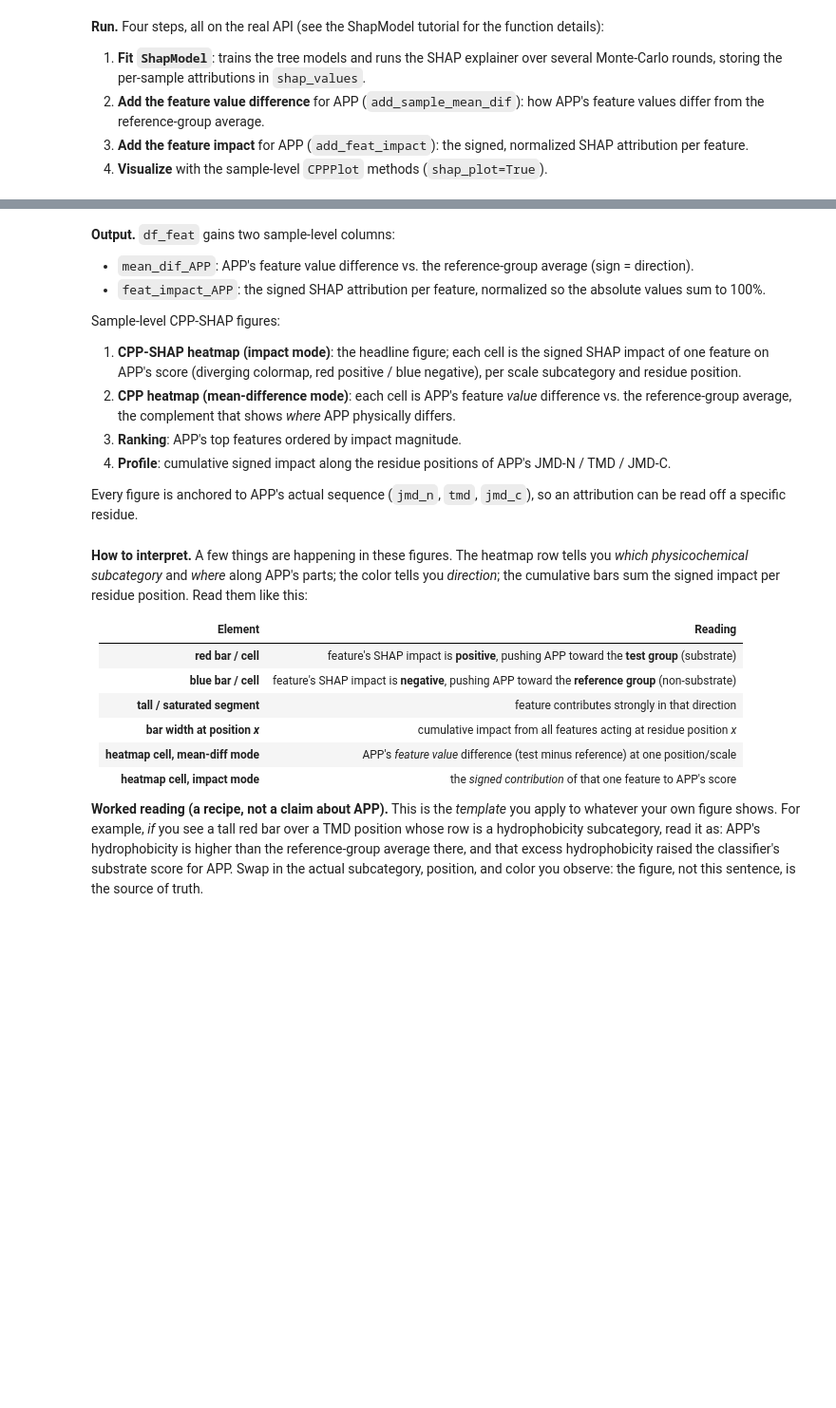
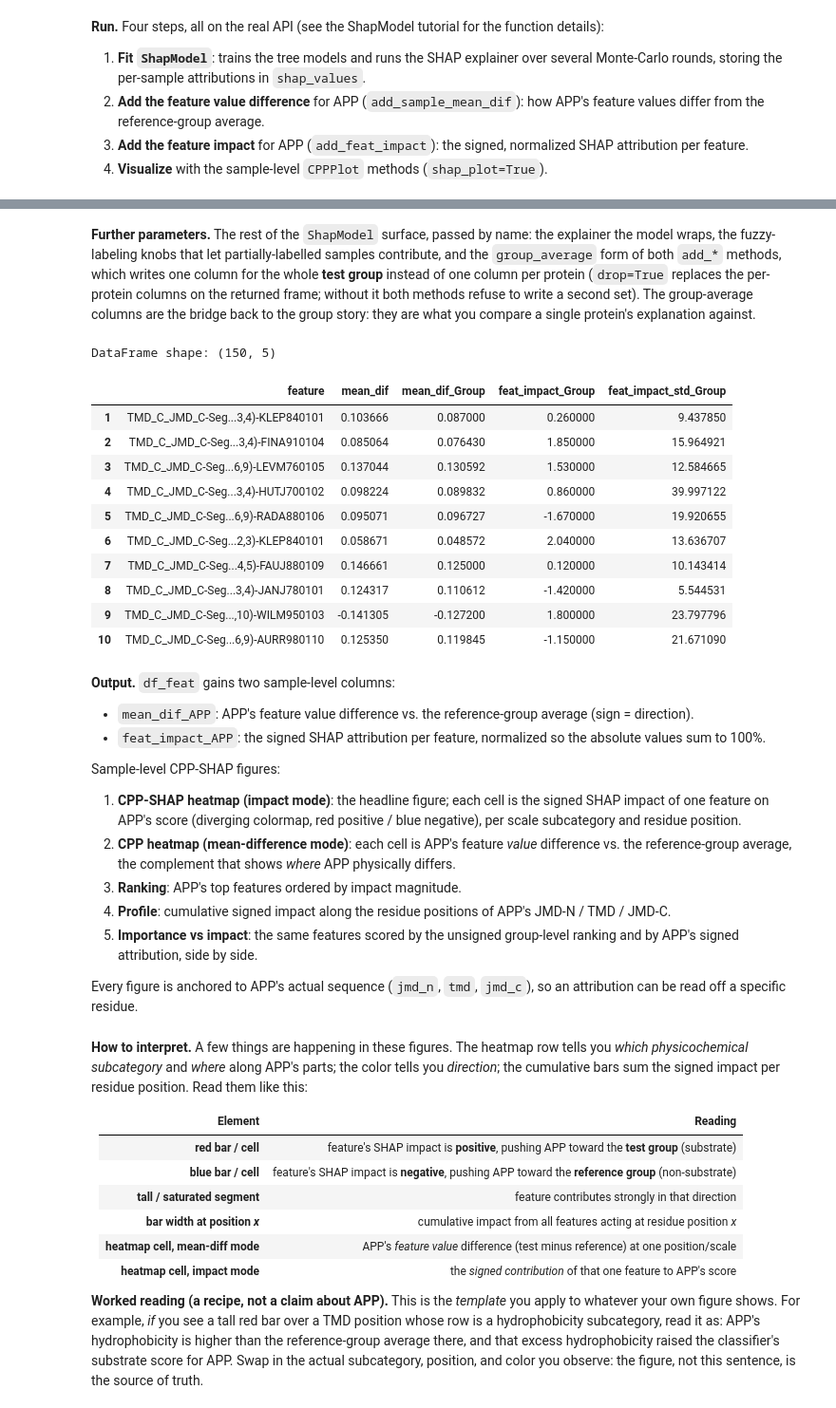
Before and after one commit to breimanntools/aaanalysis, a Jupyter notebook: protocols/protocol9_interpretability.ipynb, the cells around one changed output, grey strips where cells are left out. Shown at 95% size. Saved outputs shown, nothing was run; the diff lists cells and outputs as text; code cells hidden in the pictures; blank space fills up the shorter version.

```diff
--- a/protocols/protocol9_interpretability.ipynb
+++ b/protocols/protocol9_interpretability.ipynb
@@ -125,3 +181,43 @@ plt.show()
+# %% [markdown]
+**Further parameters.** The rest of the `ShapModel` surface, passed by name: the explainer the model wraps, the fuzzy-labeling knobs that let partially-labelled samples contribute, and the `group_average` form of both `add_*` methods, which writes one column for the whole **test group** instead of one column per protein (`drop=True` replaces the per-protein columns on the returned frame; without it both methods refuse to write a second set). The group-average columns are the bridge back to the group story: they are what you compare a single protein's explanation against.
+# %%
+# The full ShapModel surface. `group_average=True` explains the test group as a
+# whole, so the columns are named for the group rather than for one protein.
+# `drop=True` replaces the per-protein APP columns on the returned frame (both
+# methods refuse to write a second set of impact columns otherwise).
+import shap
+
+sm = aa.ShapModel(explainer_class=shap.TreeExplainer, explainer_kwargs=None,
+                  list_model_classes=None, list_model_kwargs=None,
+                  verbose=False, random_state=42)
+sm = sm.fit(X, labels=labels, label_target_class=1, n_rounds=2, is_selected=None,
+            fuzzy_labeling=False, fuzzy_aggregation="interpolate",
+            n_background_data=None, df_seq=None, fuzzy_labels=None)
+
+df_feat_group = sm.add_sample_mean_dif(X, labels=labels, label_ref=0, df_feat=df_feat,
+                                       drop=True, samples=None, names=None,
+                                       group_average=True, df_seq=None,
+                                       sample_positions=None, X_ref=None)
+df_feat_group = sm.add_feat_impact(df_feat=df_feat_group, drop=True, samples=None,
+                                   names=None, normalize=True, group_average=True,
+                                   shap_feat_importance=False, df_seq=None,
+                                   sample_positions=None)
+cols_group = [c for c in df_feat_group.columns
+              if c == "feature" or c.startswith(("mean_dif", "feat_impact"))]
+aa.display_df(df=df_feat_group[cols_group], n_rows=10, show_shape=True)
+# %% [output]
+DataFrame shape: (150, 5)
+|  | feature | mean_dif | mean_dif_Group | feat_impact_Group | feat_impact_std_Group |
+| 1 | TMD_C_JMD_C-Seg...3,4)-KLEP840101 | 0.103666 | 0.087000 | 0.260000 | 9.437850 |
+| 2 | TMD_C_JMD_C-Seg...3,4)-FINA910104 | 0.085064 | 0.076430 | 1.850000 | 15.964921 |
+| 3 | TMD_C_JMD_C-Seg...6,9)-LEVM760105 | 0.137044 | 0.130592 | 1.530000 | 12.584665 |
+| 4 | TMD_C_JMD_C-Seg...3,4)-HUTJ700102 | 0.098224 | 0.089832 | 0.860000 | 39.997122 |
+| 5 | TMD_C_JMD_C-Seg...6,9)-RADA880106 | 0.095071 | 0.096727 | -1.670000 | 19.920655 |
+| 6 | TMD_C_JMD_C-Seg...2,3)-KLEP840101 | 0.058671 | 0.048572 | 2.040000 | 13.636707 |
+| 7 | TMD_C_JMD_C-Seg...4,5)-FAUJ880109 | 0.146661 | 0.125000 | 0.120000 | 10.143414 |
+| 8 | TMD_C_JMD_C-Seg...3,4)-JANJ780101 | 0.124317 | 0.110612 | -1.420000 | 5.544531 |
+| 9 | TMD_C_JMD_C-Seg...,10)-WILM950103 | -0.141305 | -0.127200 | 1.800000 | 23.797796 |
+| 10 | TMD_C_JMD_C-Seg...6,9)-AURR980110 | 0.125350 | 0.119845 | -1.150000 | 21.671090 |
 # %% [markdown]
 **Output.** `df_feat` gains two sample-level columns:
 
@@ -134,6 +230,7 @@ Sample-level CPP-SHAP figures:
 2. **CPP heatmap (mean-difference mode)**: each cell is APP's feature *value* difference vs. the reference-group average, the complement that shows *where* APP physically differs.
 3. **Ranking**: APP's top features ordered by impact magnitude.
 4. **Profile**: cumulative signed impact along the residue positions of APP's JMD-N / TMD / JMD-C.
+5. **Importance vs impact**: the same features scored by the unsigned group-level ranking and by APP's signed attribution, side by side.
 
 Every figure is anchored to APP's actual sequence (`jmd_n`, `tmd`, `jmd_c`), so an attribution can be read off a specific residue.
 # %% [markdown]
```
Also changed, not shown: parts of 9 cells of this notebook, 5 other files.
